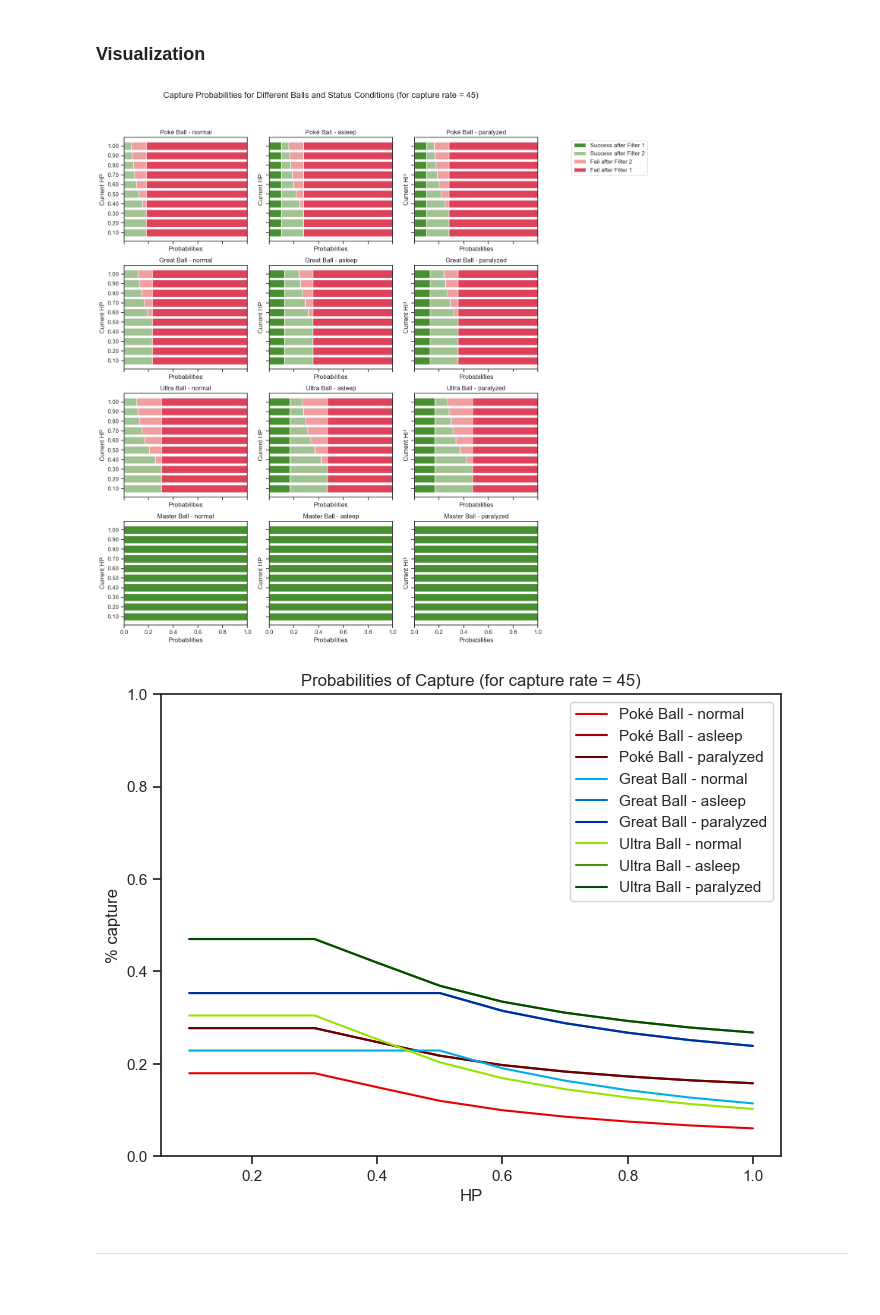
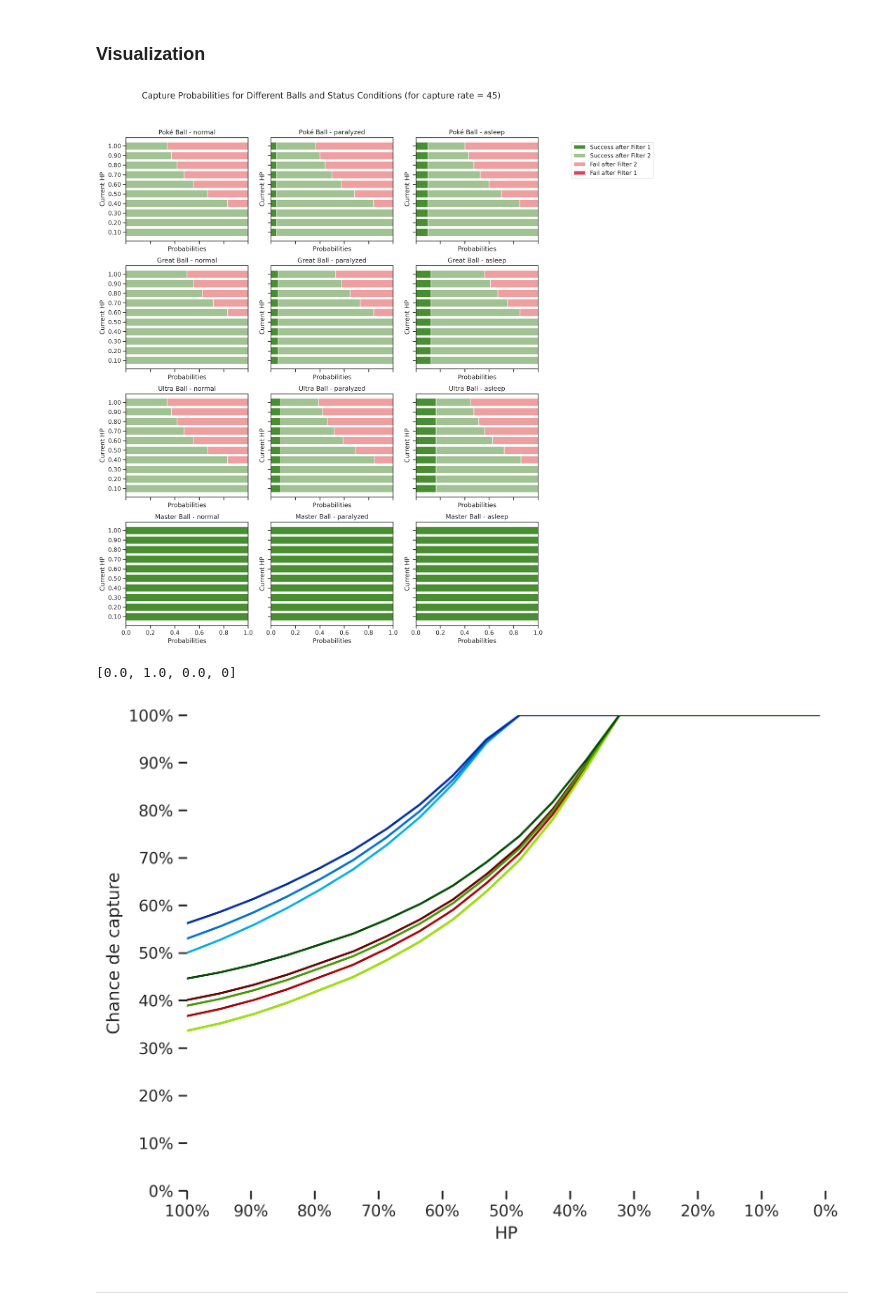
Before and after one commit to cindytangch/pokemon-getto-daze, a Jupyter notebook: capture_model.ipynb, the cells around one changed output. Saved outputs shown, nothing was run; the diff lists cells and outputs as text; code cells hidden in the pictures; blank space fills up the shorter version.

```diff
--- a/capture_model.ipynb
+++ b/capture_model.ipynb
@@ -14,6 +14,9 @@ import plotly.graph_objects as go
 
 from ipywidgets import interactive
 import ipywidgets as widgets
+from matplotlib.ticker import FuncFormatter
+import matplotlib as mpl
+mpl.rcParams['figure.dpi']= 300
 # %% [markdown]
 ## Mechanism
 Source:
@@ -155,7 +233,7 @@ def capture_chance(ball, status, capture_rate, hp):
     elif ball == "Great Ball":
         B1 = 201
         B2 = 8
-    elif ball == "Ultra Ball" or "Safari Ball":
+    elif ball == "Ultra Ball" or ball == "Safari Ball":
         B1 = 151
         B2 = 12
     else:
@@ -165,10 +243,10 @@ def capture_chance(ball, status, capture_rate, hp):
     # Variable S for Pokemon status
     if status == "normal":
         S = 0
-    elif status == "asleep" or "frozen":
+    elif status == "paralyzed" or status == "burned" or status == "poisoned":
+        S = 12
+    elif status == "asleep" or status == "frozen":
         S = 25
-    elif status == "paralyzed" or "burned" or "poisoned":
-        S = 12
     else:
         raise ValueError(f"Invalid status. Please use one of the following: {valid_status}")
 
@@ -195,7 +273,7 @@ def filter_chance_plot(capture_rate):
     # Define parameter values
     hp_values = np.linspace(0.1, 1.0, 10)
     balls = ["Poké Ball", "Great Ball", "Ultra Ball", "Master Ball"]
-    status_conditions = ["normal", "asleep", "paralyzed"]
+    status_conditions = ["normal", "paralyzed", "asleep"]
 
     # Create subplots for each combination of ball and status
     fig, axes = plt.subplots(len(balls), len(status_conditions), figsize=(12, 15), sharex=True, sharey=True)
@@ -240,55 +318,70 @@ def filter_chance_plot(capture_rate):
     plt.show()
 
 # Vary capture_rate with the slider
-# capture_rate_slider = interactive(filter_chance_plot, capture_rate=widgets.IntSlider(min=3, max=255, step=2, value=45))
-# display(capture_rate_slider)
+capture_rate_slider = interactive(filter_chance_plot, capture_rate=widgets.IntSlider(min=3, max=255, step=2, value=45))
+display(capture_rate_slider)
 
-filter_chance_plot(capture_rate=45)
+# filter_chance_plot(capture_rate=45)
 # %% [output]
-[figure, old version]
+[figure, new version]
+# %%
+# Application example
+capture_chance(ball="Great Ball", status="normal", capture_rate=255, hp=0.5)
+# %% [output]
+[0.0, 1.0, 0.0, 0]
 # %%
 def total_chance_plot(capture_rate):
-    hp_list = [i * 0.1 for i in range(1, 11)]
+    hp_list = np.linspace(0.01, 1.0, 20)
     pokeball_normal_chance = [sum(capture_chance("Poké Ball", "normal", capture_rate, hp)[:2]) for hp in hp_list]
+    pokeball_paralyzed_chance = [sum(capture_chance("Poké Ball", "paralyzed", capture_rate, hp)[:2]) for hp in hp_list]
     pokeball_asleep_chance = [sum(capture_chance("Poké Ball", "asleep", capture_rate, hp)[:2]) for hp in hp_list]
-    pokeball_paralyzed_chance = [sum(capture_chance("Poké Ball", "paralyzed", capture_rate, hp)[:2]) for hp in hp_list]
+
 
     greatball_normal_chances = [sum(capture_chance("Great Ball", "normal", capture_rate, hp)[:2]) for hp in hp_list]
+    greatball_paralyzed_chances = [sum(capture_chance("Great Ball", "paralyzed", capture_rate, hp)[:2]) for hp in hp_list]
     greatball_asleep_chances = [sum(capture_chance("Great Ball", "asleep", capture_rate, hp)[:2]) for hp in hp_list]
-    greatball_paralyzed_chances = [sum(capture_chance("Great Ball", "paralyzed", capture_rate, hp)[:2]) for hp in hp_list]
+
 
     ultraball_normal_chances = [sum(capture_chance("Ultra Ball", "normal", capture_rate, hp)[:2]) for hp in hp_list]
+    ultraball_paralyzed_chances = [sum(capture_chance("Ultra Ball", "paralyzed", capture_rate, hp)[:2]) for hp in hp_list]
     ultraball_asleep_chances = [sum(capture_chance("Ultra Ball", "asleep", capture_rate, hp)[:2]) for hp in hp_list]
-    ultraball_paralyzed_chances = [sum(capture_chance("Ultra Ball", "paralyzed", capture_rate, hp)[:2]) for hp in hp_list]
+
 
     plt.figure(figsize=(8, 6))
 
-    plt.plot(hp_list, pokeball_normal_chance, label="Poké Ball - normal", color="#e60000")
-    plt.plot(hp_list, pokeball_asleep_chance, label="Poké Ball - asleep", color="#a50006")
-    plt.plot(hp_list, pokeball_paralyzed_chance, label="Poké Ball - paralyzed", color="#670000")
+    plt.plot(hp_list, pokeball_normal_chance, label="PokéBall - normal", color="#e60000")
+    plt.plot(hp_list, pokeball_paralyzed_chance, label="PokéBall - empoisonné, brûlé ou paralysé", color="#a50006")
+    plt.plot(hp_list, pokeball_asleep_chance, label="PokéBall - endormi ou gelé", color="#670000")
 
-    plt.plot(hp_list, greatball_normal_chances, label="Great Ball - normal", color="#00ade6")
-    plt.plot(hp_list, greatball_asleep_chances, label="Great Ball - asleep", color="#0070ce")
-    plt.plot(hp_list, greatball_paralyzed_chances, label="Great Ball - paralyzed", color="#002ca0")
+    plt.plot(hp_list, greatball_normal_chances, label="SuperBall - normal", color="#00ade6")
+    plt.plot(hp_list, greatball_paralyzed_chances, label="SuperBall - empoisonné, brûlé ou paralysé", color="#0070ce")
+    plt.plot(hp_list, greatball_asleep_chances, label="SuperBall - endormi ou gelé", color="#002ca0")
 
-    plt.plot(hp_list, ultraball_normal_chances, label="Ultra Ball - normal", color="#95e600")
-    plt.plot(hp_list, ultraball_asleep_chances, label="Ultra Ball - asleep", color="#469608")
-    plt.plot(hp_list, ultraball_paralyzed_chances, label="Ultra Ball - paralyzed", color="#004c00")
+    plt.plot(hp_list, ultraball_normal_chances, label="UltraBall - normal", color="#95e600")
+    plt.plot(hp_list, ultraball_paralyzed_chances, label="UltraBall - empoisonné, brûlé ou paralysé", color="#469608")
+    plt.plot(hp_list, ultraball_asleep_chances, label="UltraBall - endormi ou gelé", color="#004c00")
 
     plt.xlabel('HP')
-    plt.ylabel('% capture')
+    plt.ylabel('Chance de capture')
+    plt.xlim(xmin=1, xmax=0)
+    plt.xticks(np.arange(0, 1.1, step=0.1))
+    plt.yticks(np.arange(0, 1.1, step=0.1))
     plt.ylim(ymin=0, ymax=1)
-    plt.title('Probabilities of Capture (for capture rate = 45)')
-    plt.legend()
+    # plt.title('Probabilities of Capture Success')
+    plt.box(False)
+    # plt.legend()
+    formatter = FuncFormatter(lambda x, _: f'{x * 100:.0f}%')
+    plt.gca().xaxis.set_major_formatter(formatter)
+    plt.gca().yaxis.set_major_formatter(formatter)
     plt.show()
 
 
 # Vary capture_rate with the slider
 # capture_rate_slider = interactive(total_chance_plot, capture_rate=widgets.IntSlider(min=3, max=255, step=2, value=45))
 # display(capture_rate_slider)
 
-total_chance_plot(capture_rate=45)
+total_chance_plot(capture_rate=255)
 # %% [output]
-[figure, old version]
+[figure, new version]
 # %% [markdown]
 ---
```
Also changed, not shown: parts of 4 cells of this notebook.
